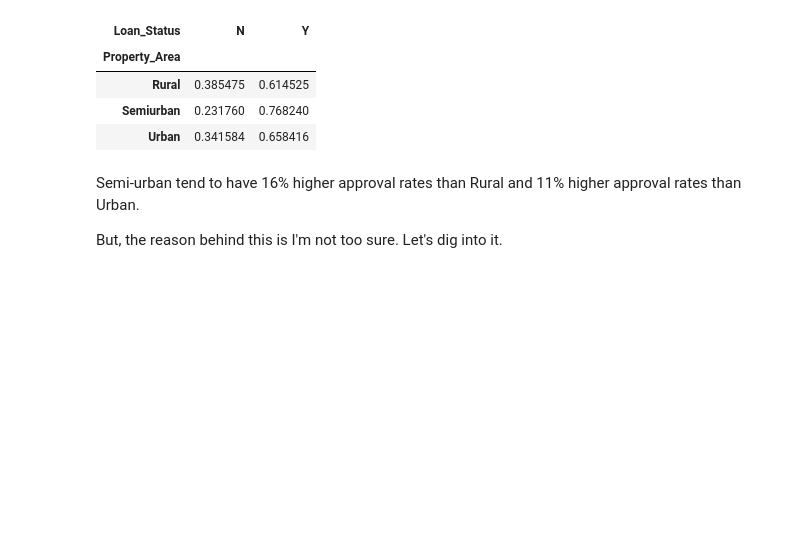
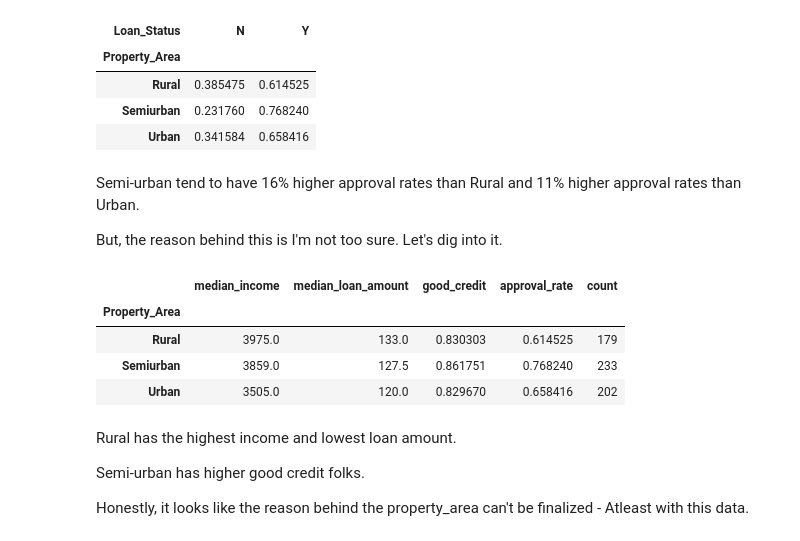
Before and after one commit to karywnl/loan-prediction, a Jupyter notebook: eda.ipynb, the cells around one changed output. Drawn from its saved outputs; the diff is of its cells as text; code cells hidden in the pictures; blank space fills up the shorter version.

Commit message:
eda : tried reasoning why semi-urban has the highest approval rate.

```diff
--- a/eda.ipynb
+++ b/eda.ipynb
@@ -166,3 +166,25 @@ df.groupby('Property_Area')['Loan_Status'].value_counts(normalize=True).unstack(
 Semi-urban tend to have 16% higher approval rates than Rural and 11% higher approval rates than Urban.
 
 But, the reason behind this is I'm not too sure. Let's dig into it.
+# %%
+# Investigating the relationship between property area and other variables
+
+df.groupby('Property_Area').agg(
+    median_income=('ApplicantIncome', 'median'),
+    median_loan_amount=('LoanAmount', 'median'),
+    good_credit=('Credit_History', 'mean'),
+    approval_rate=('Loan_Status', lambda x: (x == 'Y').mean()),
+    count=('Loan_Status', 'count')
+)
+# %% [output]
+|  | median_income | median_loan_amount | good_credit | approval_rate | count |
+| Property_Area |  |  |  |  |  |
+| Rural | 3975.0 | 133.0 | 0.830303 | 0.614525 | 179 |
+| Semiurban | 3859.0 | 127.5 | 0.861751 | 0.768240 | 233 |
+| Urban | 3505.0 | 120.0 | 0.829670 | 0.658416 | 202 |
+# %% [markdown]
+Rural has the highest income and lowest loan amount.
+
+Semi-urban has higher good credit folks.
+
+Honestly, it looks like the reason behind the property_area can't be finalized - Atleast with this data.
```
